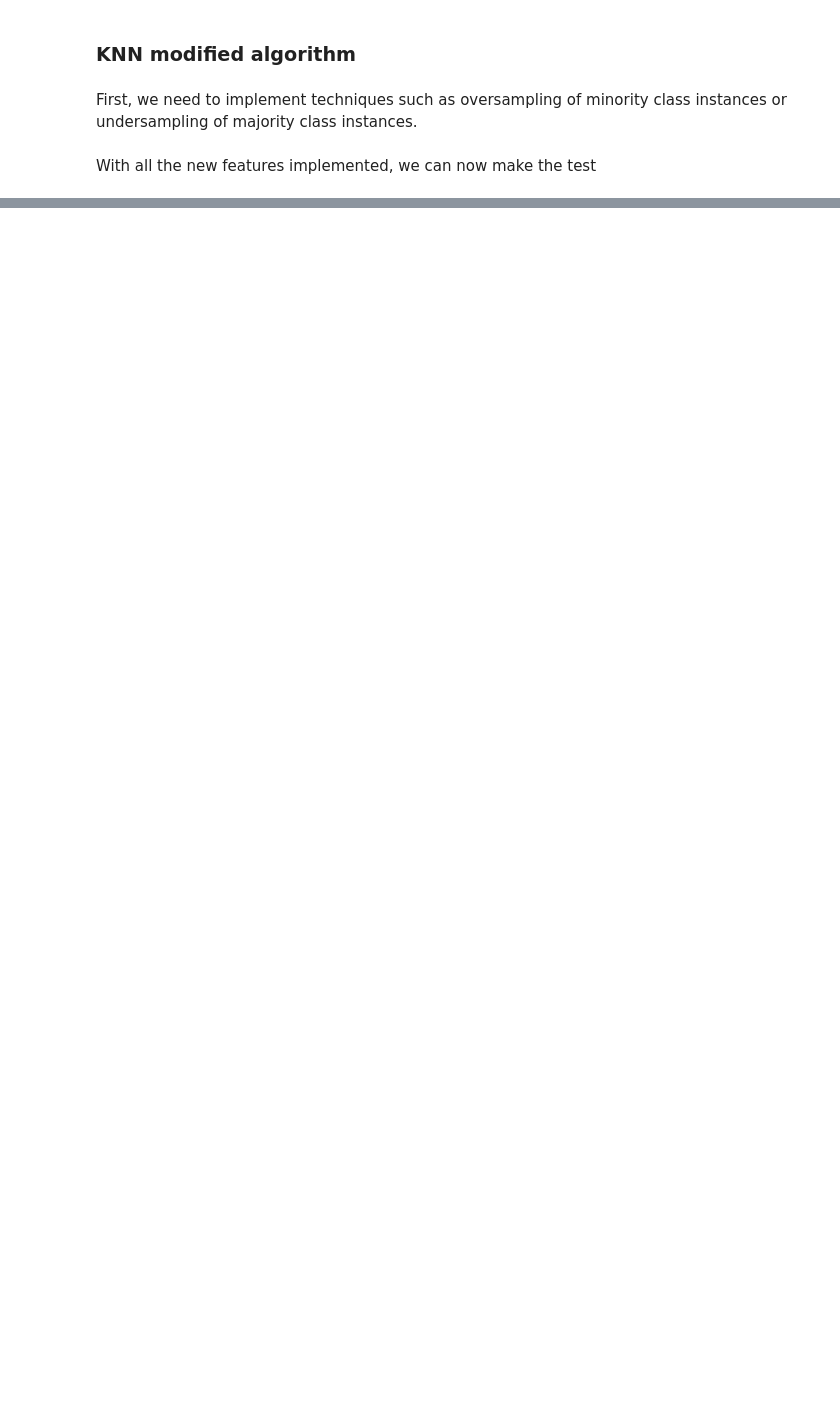
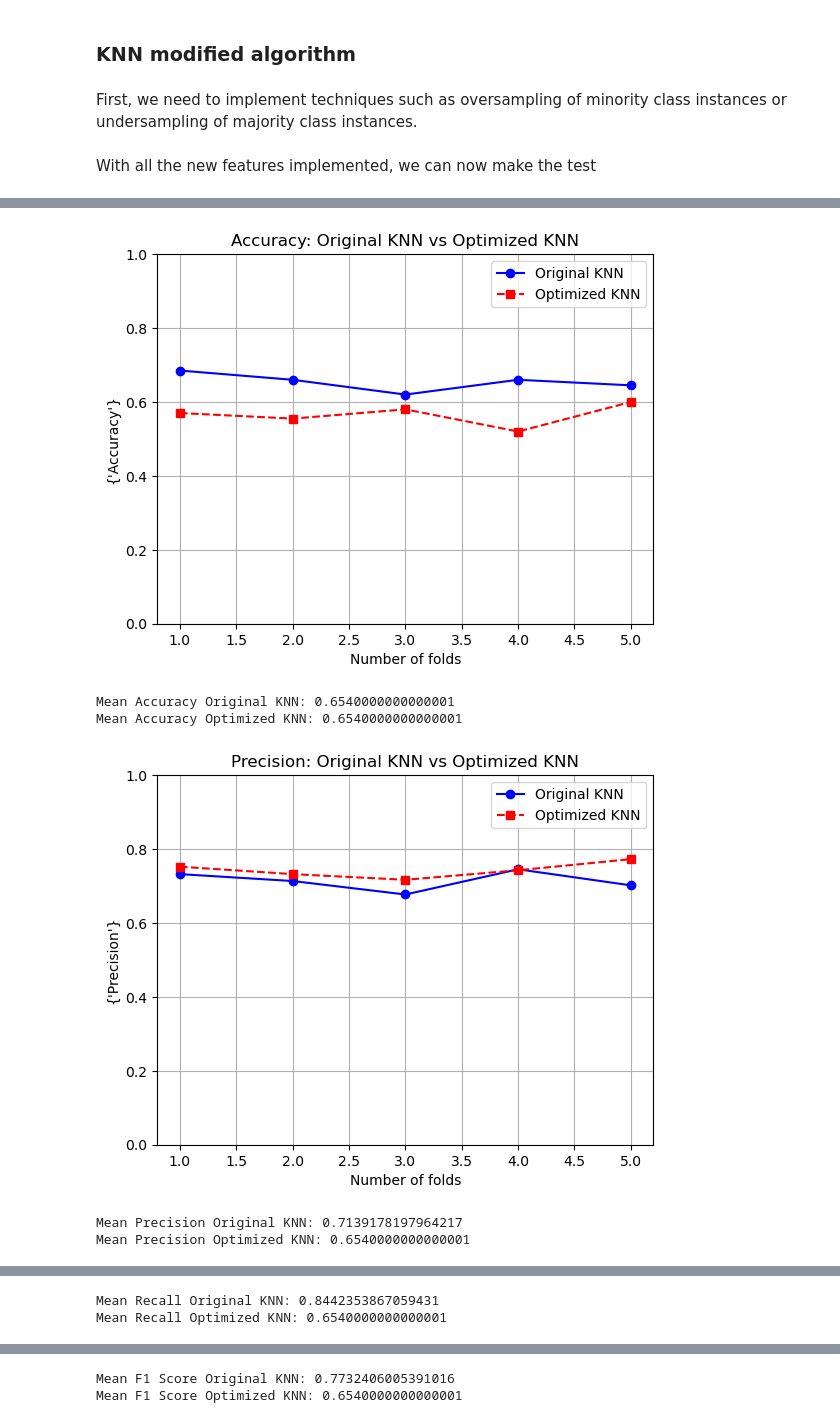
Before and after one commit to MatheusBissacot/Optimizing-KNN-with-Weights, a Jupyter notebook: modified.ipynb, the cells around one changed output, grey strips where cells are left out. Cells and saved outputs as stored; diff of their text form; code cells hidden in the pictures; blank space fills up the shorter version.

Commit message:
Graphs pipeline implemented

```diff
--- a/modified.ipynb
+++ b/modified.ipynb
@@ -263,8 +260,9 @@ Mean Accuracy: 0.9314703844115609, Mean Precision: 0.5666666666666667, Mean Reca
 # %% [markdown]
 First, we need to implement techniques such as oversampling of minority class instances or undersampling of majority class instances.
 # %%
+#KNN Distance + Class Weighting
 class KNNBaseOp(BaseEstimator):
-    def __init__(self, k=5, distance_func=euclidean):
+    def __init__(self, k, distance_func=euclidean):
         self.k = k
         self.distance_func = distance_func
 
@@ -292,7 +290,7 @@ class KNNBaseOp(BaseEstimator):
             self.distance_func = params['distance_func']
 
 class KNNClassifierOptimized(KNNBaseOp):
-    def __init__(self, k=5, distance_func=euclidean, class_weights=None):
+    def __init__(self, k, distance_func=euclidean, class_weights=None):
         super().__init__(k=k, distance_func=distance_func)
         self.class_weights = class_weights
 
@@ -331,14 +329,15 @@ class KNNClassifierOptimized(KNNBaseOp):
 # %% [markdown]
 With all the new features implemented, we can now make the test
 # %%
-def knnPerformanceMetrics(dataframe_set, n_splits=5, random_state=42):
+def knnPerformanceMetrics(dataframe_set,k, n_splits, random_state=42):
     X = dataframe_set.drop(columns=['class']).values
     y = dataframe_set['class'].values
 
     class_weights = compute_class_weight(class_weight='balanced', classes=np.unique(y), y=y)
     class_weights_dict = {cls: weight for cls, weight in zip(np.unique(y), class_weights)}
 
-    knn = KNNClassifierOptimized(k=9, class_weights=class_weights_dict)
+    knn = KNNClassifierOptimized(k=k, class_weights=class_weights_dict)
+
 
     kf = KFold(n_splits=n_splits, shuffle=True, random_state=random_state)
 
@@ -369,10 +368,11 @@ def knnPerformanceMetrics(dataframe_set, n_splits=5, random_state=42):
     mean_f1 = np.mean(f1_scores)
     mean_roc_auc = np.mean(roc_auc_scores)
 
-    return mean_accuracy, mean_precision, mean_recall, mean_f1, mean_roc_auc
+    metric_scores_lists = [accuracy_scores, precision_scores, recall_scores, f1_scores, roc_auc_scores]
+    return mean_accuracy, mean_precision, mean_recall, mean_f1, mean_roc_auc, metric_scores_lists
 
 # Evaluate on your datasets
-for df in dataframerinos:
-    mean_accuracy, mean_precision, mean_recall, mean_f1,  mean_roc_auc = knnPerformanceMetrics(df, n_splits=5)
-    print(f"Mean Accuracy: {mean_accuracy}, Mean Precision: {mean_precision}, Mean Recall: {mean_recall}, Mean F1 Score: {mean_f1}, Mean ROC-AUC: { mean_roc_auc}")
+#for df in dataframerinos:
+mean_accuracy, mean_precision, mean_recall, mean_f1,  mean_roc_auc, metrics_scores_lists_opt = knnPerformanceMetrics(dataframerinos[0], k=5, n_splits=5)
+print(f"Mean Accuracy: {mean_accuracy}, Mean Precision: {mean_precision}, Mean Recall: {mean_recall}, Mean F1 Score: {mean_f1}, Mean ROC-AUC: { mean_roc_auc}, Metrics Scores Lists: {metrics_scores_lists_opt}")
 # %% [output]
@@ -383,0 +474,51 @@ Mean Accuracy: 0.6771635889282948, Mean Precision: 0.10645823213153705, Mean Rec
+# %%
+#Performance Comparison Pipeline by Dataset
+def performance_comparison_pipeline(df):
+
+        k_values = [3, 5, 7, 9, 11]
+        n_splits_values = [3, 5, 7, 10]
+
+        #Best k-value and n-splits (for K-Fold Cross Validation)
+        best_params, best_score = knnGridSearch(df, k_values, n_splits_values)
+
+        #Original vs Optimized Metrics
+        mean_accuracy_og, mean_precision_og, mean_recall_og, mean_f1_og,  mean_roc_auc_og, metric_scores_lists_og = knnBasePerformanceMetrics(df, k=best_params['k'], n_splits=best_params['n_splits'])
+        mean_accuracy_opt, mean_precision_opt, mean_recall_opt, mean_f1_opt,  mean_roc_auc_opt, metrics_scores_lists_opt = knnPerformanceMetrics(df, k=best_params['k'], n_splits=best_params['n_splits'])
+
+        #Graph Generation
+        #Accuracy
+        plot_metrics_graphs(metric_scores_lists_og[0], metrics_scores_lists_opt[0], "Accuracy")
+        print("Mean Accuracy Original KNN:", mean_accuracy_og)
+        print("Mean Accuracy Optimized KNN:", mean_accuracy_opt)
+
+        #Precision
+        plot_metrics_graphs(metric_scores_lists_og[1], metrics_scores_lists_opt[1], "Precision")
+        print("Mean Precision Original KNN:", mean_precision_og)
+        print("Mean Precision Optimized KNN:", mean_precision_opt)
+
+
+        #Recall
+        plot_metrics_graphs(metric_scores_lists_og[2], metrics_scores_lists_opt[2], "Recall")
+        print("Mean Recall Original KNN:", mean_recall_og)
+        print("Mean Recall Optimized KNN:", mean_recall_opt)
+
+
+        #Recall
+        plot_metrics_graphs(metric_scores_lists_og[3], metrics_scores_lists_opt[3], "F1 Score")
+        print("Mean F1 Score Original KNN:", mean_f1_og)
+        print("Mean F1 Score Optimized KNN:", mean_f1_opt)
+
+
+        #ROC-AUC
+        plot_metrics_graphs(metric_scores_lists_og[3], metrics_scores_lists_opt[3], "ROC-AUC")
+        print("Mean ROC-AUC Original KNN:", mean_roc_auc_og)
+        print("Mean ROC-AUC Optimized KNN:", mean_roc_auc_opt)
+
+performance_comparison_pipeline(dataframerinos[0])
+# %% [output]
+[figure, added]
+Mean Accuracy Original KNN: 0.6540000000000001
+Mean Accuracy Optimized KNN: 0.6540000000000001
+[figure, added]
+Mean Precision Original KNN: 0.7139178197964217
+Mean Precision Optimized KNN: 0.6540000000000001
@@ -383,0 +526,2 @@ Mean Accuracy: 0.6771635889282948, Mean Precision: 0.10645823213153705, Mean Rec
+Mean Recall Original KNN: 0.8442353867059431
+Mean Recall Optimized KNN: 0.6540000000000001
@@ -383,0 +529,2 @@ Mean Accuracy: 0.6771635889282948, Mean Precision: 0.10645823213153705, Mean Rec
+Mean F1 Score Original KNN: 0.7732406005391016
+Mean F1 Score Optimized KNN: 0.6540000000000001
```
Also changed, not shown: parts of 18 cells of this notebook.
